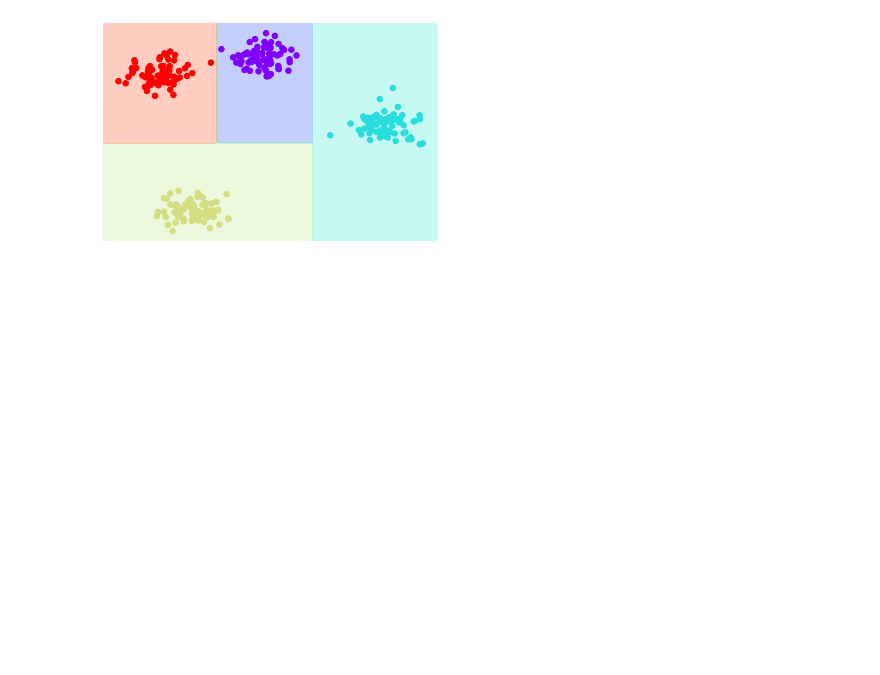
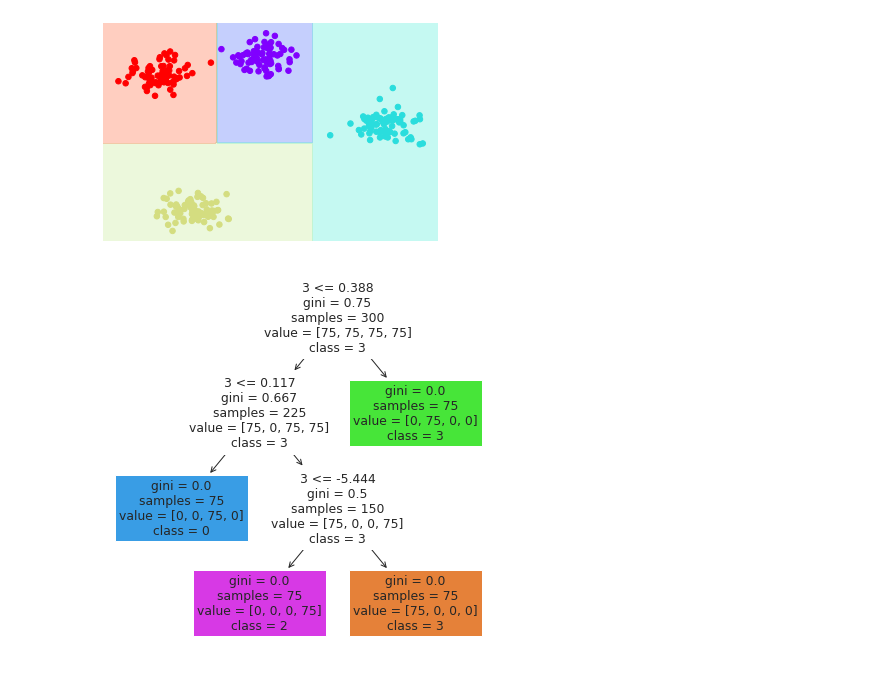
Before and after one commit to miguelgfierro/ai_projects, a Jupyter notebook: Grandient_Boosting_Decision_Trees/GBDT.ipynb, the cells around one changed output. Cells and saved outputs as stored; diff of their text form; code cells hidden in the pictures; blank space fills up the shorter version.

```diff
--- a/Grandient_Boosting_Decision_Trees/GBDT.ipynb
+++ b/Grandient_Boosting_Decision_Trees/GBDT.ipynb
@@ -71,3 +79,7 @@ Number of leaves: 4
 visualize_classifier(model, X, y)
 # %% [output]
 [figure]
+# %%
+visualize_tree(model, y)
+# %% [output]
+[figure, added]
```
Also changed, not shown: parts of 3 cells of this notebook, 1 other file.
